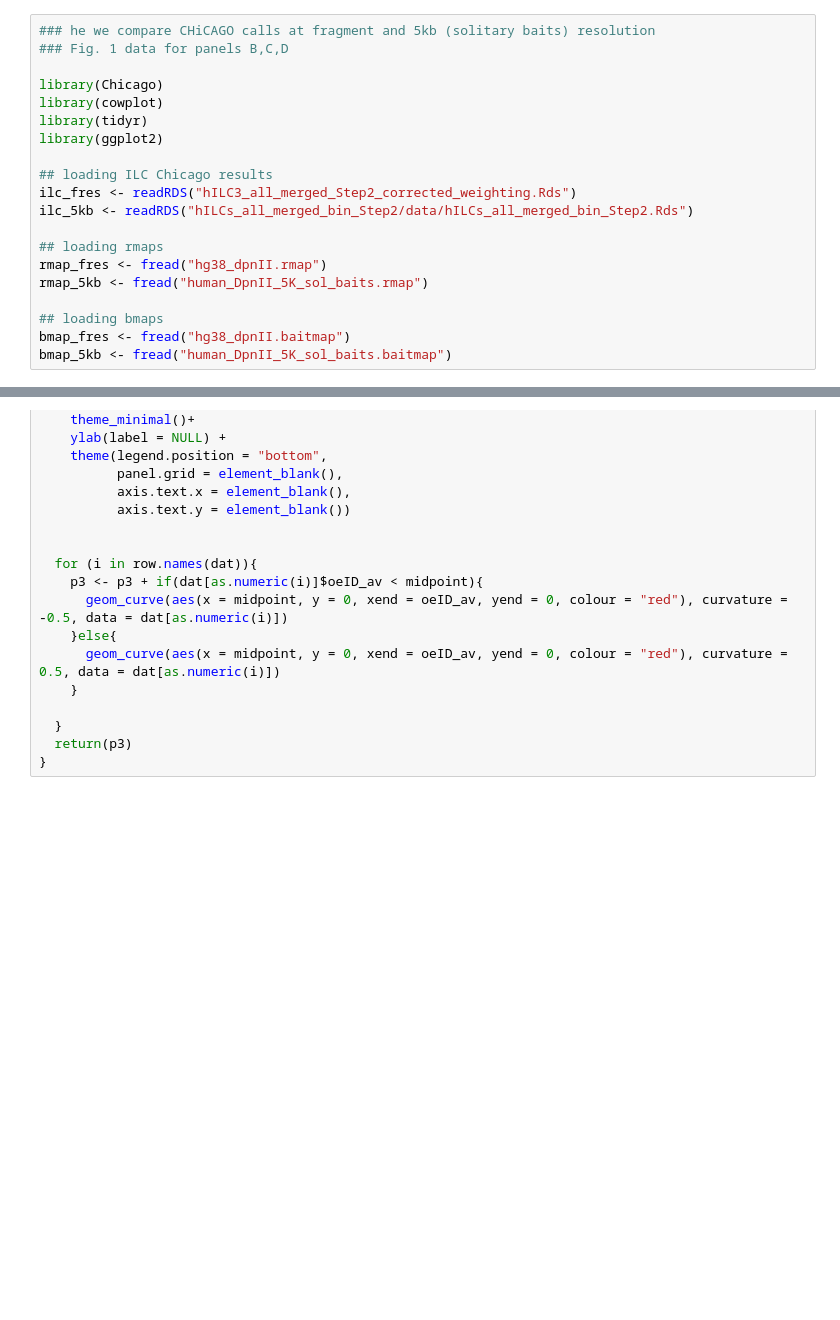
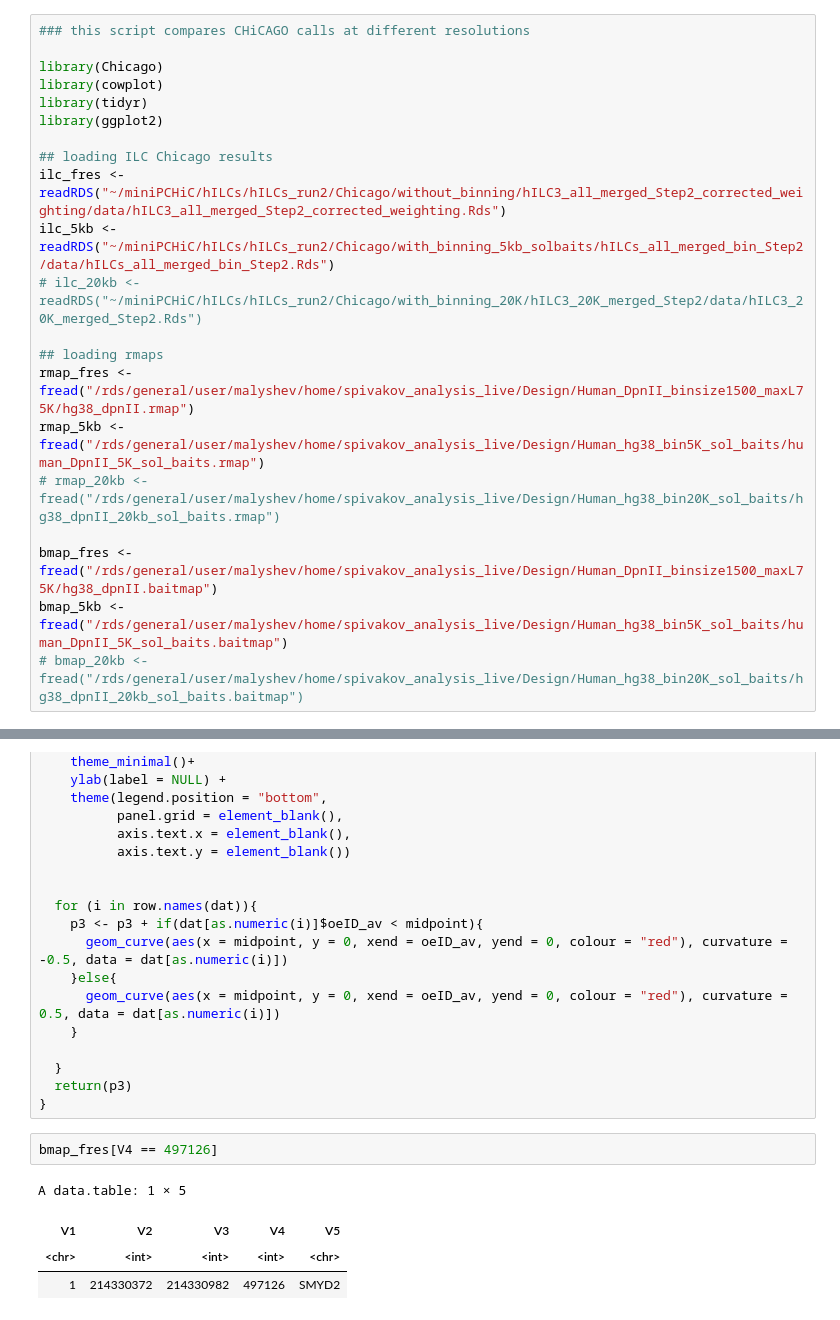
Before and after one commit to vmalysheva/ILC3, a Jupyter notebook: PCHiC/resolution_consensus.ipynb, the cells around one changed output, grey strips where cells are left out. Saved outputs shown, nothing was run; the diff lists cells and outputs as text; blank space fills up the shorter version.

```diff
--- a/PCHiC/resolution_consensus.ipynb
+++ b/PCHiC/resolution_consensus.ipynb
@@ -1,6 +1,5 @@
 # %%
-### he we compare CHiCAGO calls at fragment and 5kb (solitary baits) resolution
-### Fig. 1 data for panels B,C,D
+### this script compares CHiCAGO calls at different resolutions
 
 library(Chicago)
 library(cowplot)
@@ -8,13 +7,15 @@ library(tidyr)
 library(ggplot2)
 
 ## loading ILC Chicago results
-ilc_fres <- readRDS("hILC3_all_merged_Step2_corrected_weighting.Rds")
-ilc_5kb <- readRDS("hILCs_all_merged_bin_Step2/data/hILCs_all_merged_bin_Step2.Rds")
+ilc_fres <- readRDS("~/miniPCHiC/hILCs/hILCs_run2/Chicago/without_binning/hILC3_all_merged_Step2_corrected_weighting/data/hILC3_all_merged_Step2_corrected_weighting.Rds")
+ilc_5kb <- readRDS("~/miniPCHiC/hILCs/hILCs_run2/Chicago/with_binning_5kb_solbaits/hILCs_all_merged_bin_Step2/data/hILCs_all_merged_bin_Step2.Rds")
+# ilc_20kb <- readRDS("~/miniPCHiC/hILCs/hILCs_run2/Chicago/with_binning_20K/hILC3_20K_merged_Step2/data/hILC3_20K_merged_Step2.Rds")
 
 ## loading rmaps
-rmap_fres <- fread("hg38_dpnII.rmap")
-rmap_5kb <- fread("human_DpnII_5K_sol_baits.rmap")
+rmap_fres <- fread("/rds/general/user/malyshev/home/spivakov_analysis_live/Design/Human_DpnII_binsize1500_maxL75K/hg38_dpnII.rmap")
+rmap_5kb <- fread("/rds/general/user/malyshev/home/spivakov_analysis_live/Design/Human_hg38_bin5K_sol_baits/human_DpnII_5K_sol_baits.rmap")
+# rmap_20kb <- fread("/rds/general/user/malyshev/home/spivakov_analysis_live/Design/Human_hg38_bin20K_sol_baits/hg38_dpnII_20kb_sol_baits.rmap")
 
-## loading bmaps
-bmap_fres <- fread("hg38_dpnII.baitmap")
-bmap_5kb <- fread("human_DpnII_5K_sol_baits.baitmap")
+bmap_fres <- fread("/rds/general/user/malyshev/home/spivakov_analysis_live/Design/Human_DpnII_binsize1500_maxL75K/hg38_dpnII.baitmap")
+bmap_5kb <- fread("/rds/general/user/malyshev/home/spivakov_analysis_live/Design/Human_hg38_bin5K_sol_baits/human_DpnII_5K_sol_baits.baitmap")
+# bmap_20kb <- fread("/rds/general/user/malyshev/home/spivakov_analysis_live/Design/Human_hg38_bin20K_sol_baits/hg38_dpnII_20kb_sol_baits.baitmap")
@@ -202,3 +578,10 @@ ggarcBait <- function(cd, bait = NULL, left = NULL, right = NULL){
   }
   return(p3)
 }
+# %%
+bmap_fres[V4 == 497126]
+# %% [output]
+A data.table: 1 × 5
+| V1 | V2 | V3 | V4 | V5 |
+| <chr> | <int> | <int> | <int> | <chr> |
+| 1 | 214330372 | 214330982 | 497126 | SMYD2 |
```
Also changed, not shown: parts of 25 cells of this notebook.
